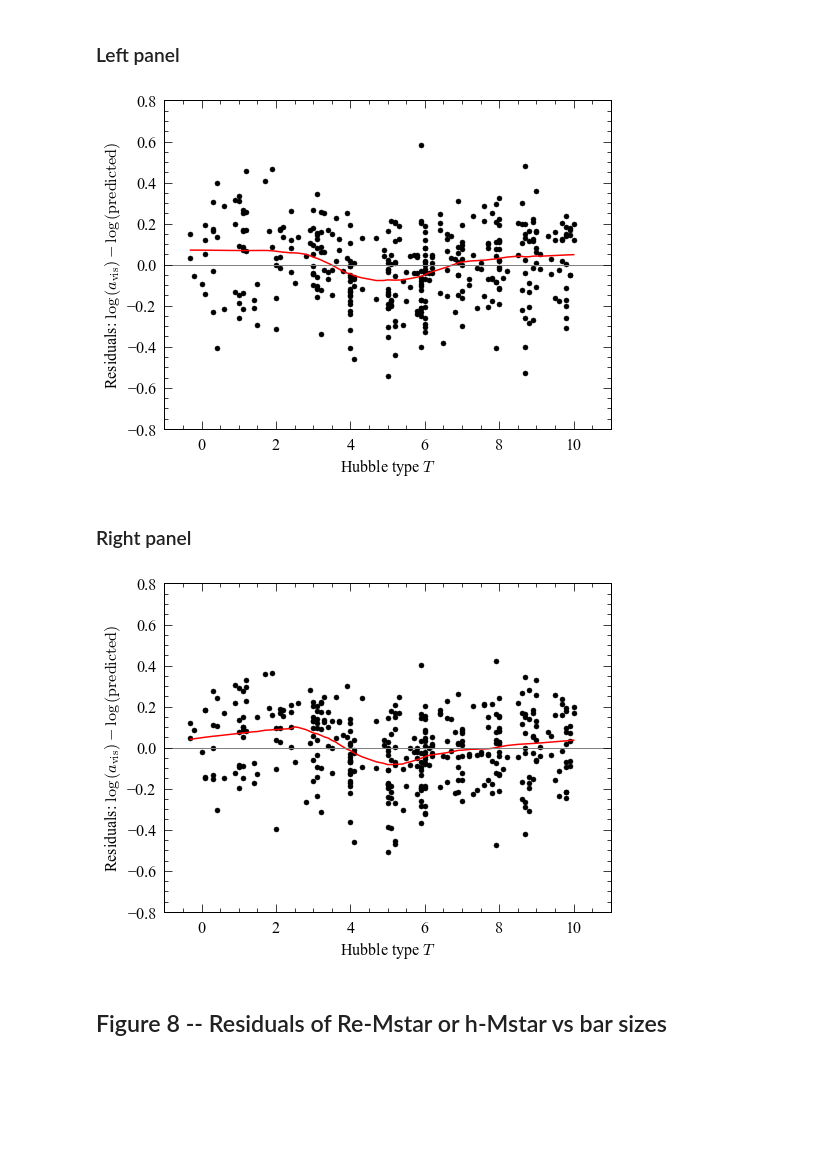
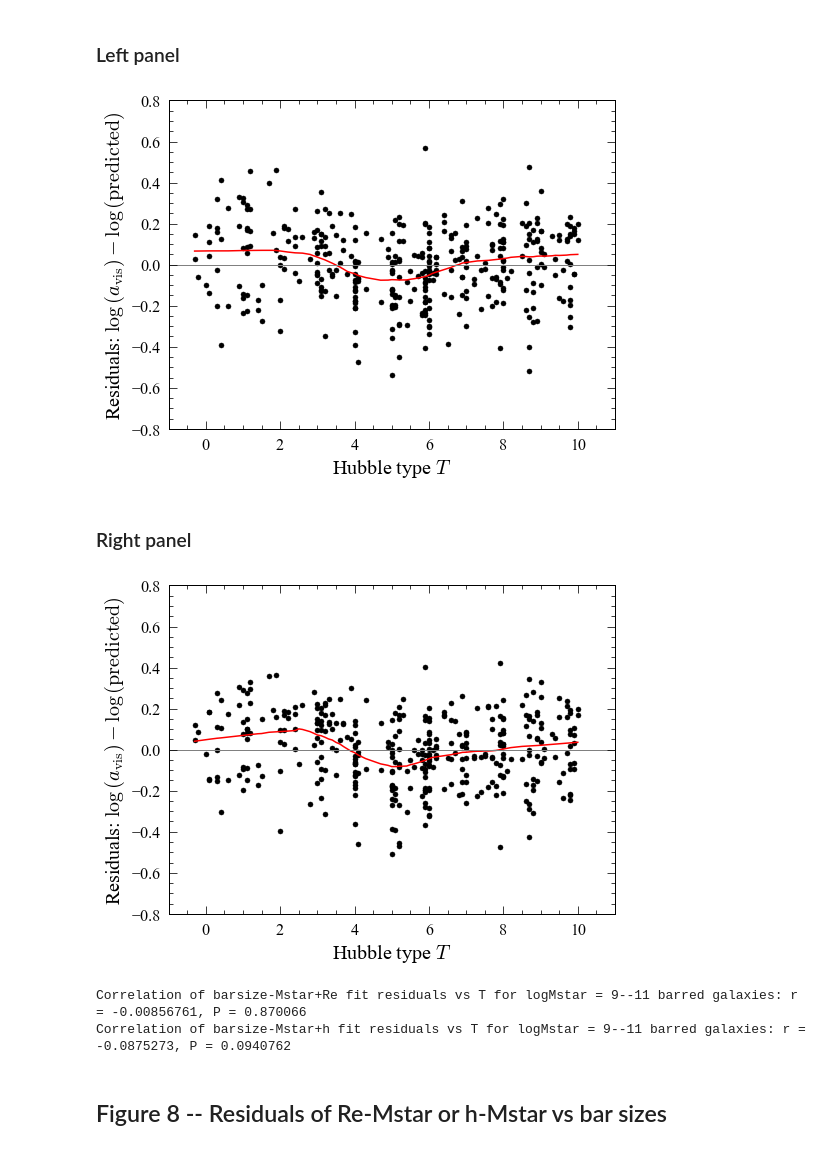
Before and after one commit to perwin/s4g_barsizes, a Jupyter notebook: barsizes_figures_for_paper.ipynb, the cells around one changed output. Cells and saved outputs as stored; diff of their text form; code cells hidden in the pictures; blank space fills up the shorter version.

```diff
--- a/barsizes_figures_for_paper.ipynb
+++ b/barsizes_figures_for_paper.ipynb
@@ -22,19 +22,23 @@ Populating the interactive namespace from numpy and matplotlib
 `%matplotlib` prevents importing * from pylab and numpy
   "\n`%matplotlib` prevents importing * from pylab and numpy"
 # %%
+import os
 import scipy.stats
 
 import plotutils as pu
-import datautils as du
 from loess import loess_1d as cap_loess_1d
 
-# CHANGE THIS TO POINT TO APPROPRIATE LOCAL DIRECTORY
-projDir = "/Users/erwin/Documents/Working/Projects/Project_BarSizes/"
-sys.path.append("/Users/erwin/Documents/Working/Paper-DB_Catalog/paper-extended-wiyn-survey")
+# CHANGE THIS TO POINT TO APPROPRIATE LOCAL DIRECTORY (DEFAULT = SAME DIRECTORY AS THIS NOTEBOOK)
+#projDir = "/Users/erwin/Documents/Working/Projects/Project_BarSizes/"
+projDir = os.getcwd() + "/"
 sys.path.append(projDir)
-import datasets
+#import datasets
+import datautils as du
+import fitting_barsizes
 
-s4gdata = datasets.s4gdata
+# CHANGE THIS IF BAR-SIZE DATA TABLE IS NOT IN SAME DIRECTORY AS THIS NOTEBOOK
+dataDir = projDir
+s4gdata = du.ReadCompositeTable(dataDir + "s4gbars_table.dat", columnRow=25, dataFrame=True)
 
 # This is where the best-fit parameter coefficients are saved
 bestfitParamsFile = projDir + "bestfit_parameters.txt"
@@ -444,11 +448,11 @@ xxReh_mstar = s4gdata.logmstar[ii_barred_D30_m9to11_Reh]
 yyReh = np.log10(s4gdata.sma_dp_kpc2[ii_barred_D30_m9to11_Reh])
 
 # compute predicted bar sizes, then residuals, for fit of barsize-vs-Re+Mstar
-barsize_predicted_log = fmulti_lin_brokenlin((xxReh_Re,xxReh_mstar), *fitDict['barsize-vs-Re+Mstar_Reh'])
+barsize_predicted_log = fitting_barsizes.fmulti_lin_brokenlin((xxReh_Re,xxReh_mstar), *fitDict['barsize-vs-Re+Mstar_Reh'])
 resid_logbarsize_ReMstar = yyReh - barsize_predicted_log
 
 # compute predicted bar sizes, then residuals, for fit of barsize-vs-h+Mstar
-barsize_predicted_log = fmulti_lin_brokenlin((xxReh_h,xxReh_mstar), *fitDict['barsize-vs-h+Mstar_Reh'])
+barsize_predicted_log = fitting_barsizes.fmulti_lin_brokenlin((xxReh_h,xxReh_mstar), *fitDict['barsize-vs-h+Mstar_Reh'])
 resid_logbarsize_hMstar = yyReh - barsize_predicted_log
 # %% [markdown]
 ### Plot: Left panel
@@ -516,19 +520,19 @@ Note that we can re-use the residuals to the barsize-vs-logMstar+Re/h fits from
 # %%
 htype_Reh = s4gdata.t_leda[ii_barred_D30_m9to11_Reh]
 
 s4gxx, s4gyy = GetSortedLoess1D(htype_Reh, resid_logbarsize_ReMstar, frac=0.3)
 
 plot(htype_Reh, resid_logbarsize_ReMstar, 'ko', ms=5)
 plot(s4gxx, s4gyy, 'r-', lw=1.5)
 axhline(0,color='0.5')
 xlim(-1,11);ylim(-0.8,0.8)
-xlabel(r"Hubble type $T$", fontsize=16);ylabel(ytresid, fontsize=16)
+xlabel(r"Hubble type $T$");ylabel(ytresid)
 # push bottom of plot upwards so that x-axis label isn't clipped in PDF output
 plt.subplots_adjust(bottom=0.14)
 if savePlots:
     savefig(plotDir+"barsize-ReMstar-residuals_vs_T.pdf")
 # %% [output]
-[figure, old version]
+[figure, new version]
 # %% [markdown]
 ### Right panel
 # %%
@@ -540,13 +544,21 @@ plot(htype_Reh, resid_logbarsize_hMstar, 'ko', ms=5)
 plot(s4gxx, s4gyy, 'r-', lw=1.5)
 axhline(0,color='0.5')
 xlim(-1,11);ylim(-0.8,0.8)
-xlabel(r"Hubble type $T$", fontsize=16);ylabel(ytresid, fontsize=16)
+xlabel(r"Hubble type $T$");ylabel(ytresid)
 # push bottom of plot upwards so that x-axis label isn't clipped in PDF output
 plt.subplots_adjust(bottom=0.14)
 if savePlots:
     savefig(plotDir+"barsize-hMstar-residuals_vs_T.pdf")
 # %% [output]
-[figure, old version]
+[figure, new version]
+# %%
+r1,p1 = scipy.stats.spearmanr(htype_Reh, resid_logbarsize_ReMstar)
+print("Correlation of barsize-Mstar+Re fit residuals vs T for logMstar = 9--11 barred galaxies: r = %g, P = %g" % (r1,p1))
+r2,p2 = scipy.stats.spearmanr(htype_Reh, resid_logbarsize_hMstar)
+print("Correlation of barsize-Mstar+h fit residuals vs T for logMstar = 9--11 barred galaxies: r = %g, P = %g" % (r2,p2))
+# %% [output]
+Correlation of barsize-Mstar+Re fit residuals vs T for logMstar = 9--11 barred galaxies: r = -0.00856761, P = 0.870066
+Correlation of barsize-Mstar+h fit residuals vs T for logMstar = 9--11 barred galaxies: r = -0.0875273, P = 0.0940762
 # %% [markdown]
 ## Figure 8 -- Residuals of Re-Mstar or h-Mstar vs bar sizes
 # %% [markdown]
```
Also changed, not shown: parts of 5 cells of this notebook, 4 other files.
